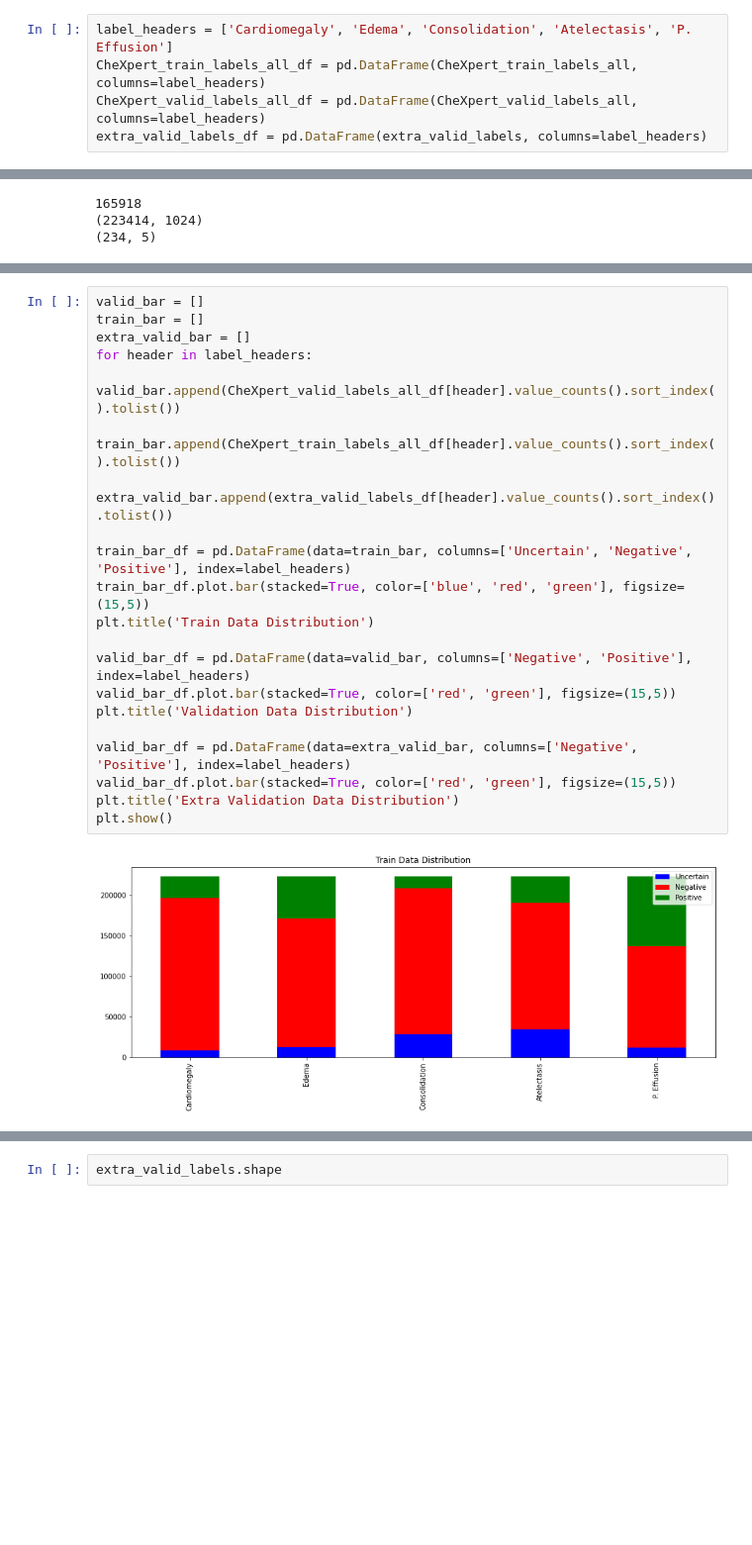
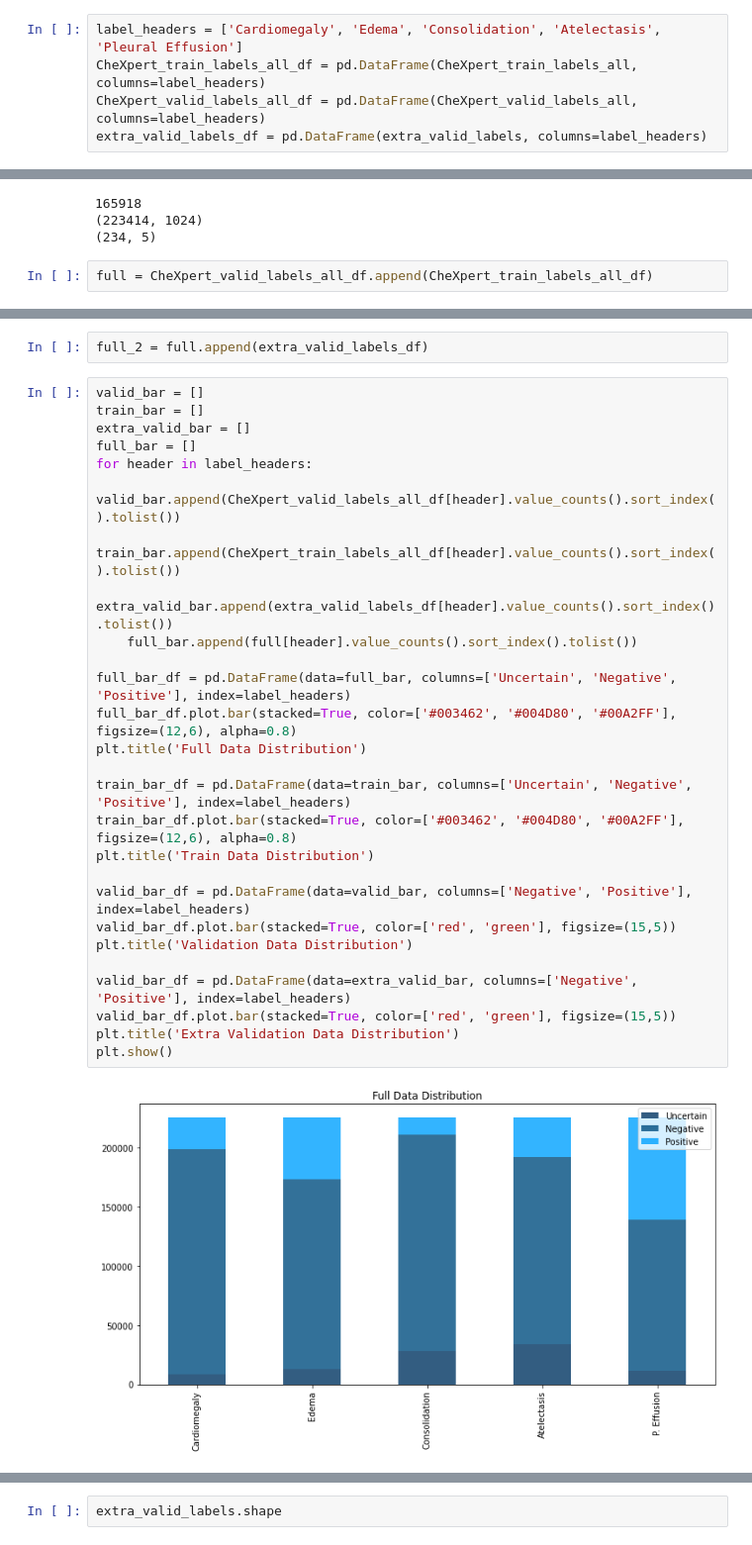
Before and after one commit to mhermon/chexpert, a Jupyter notebook: explore-chexpert.ipynb, the cells around one changed output, grey strips where cells are left out. Shown at 99% size. Cells and saved outputs as stored; diff of their text form; blank space fills up the shorter version.

```diff
--- a/explore-chexpert.ipynb
+++ b/explore-chexpert.ipynb
@@ -20,7 +20,7 @@ extra_valid_hidden_features = np.load(os.path.join(DATA_DIR,'extra_valid_hidden_
 extra_valid_labels = np.load(os.path.join(DATA_DIR,'extra_valid_labels.npy'))
 extra_valid_images = glob(os.path.join(DATA_DIR, 'extraValid', '*'))
 # %%
-label_headers = ['Cardiomegaly', 'Edema', 'Consolidation', 'Atelectasis', 'P. Effusion']
+label_headers = ['Cardiomegaly', 'Edema', 'Consolidation', 'Atelectasis',  'Pleural Effusion']
 CheXpert_train_labels_all_df = pd.DataFrame(CheXpert_train_labels_all, columns=label_headers)
 CheXpert_valid_labels_all_df = pd.DataFrame(CheXpert_valid_labels_all, columns=label_headers)
 extra_valid_labels_df = pd.DataFrame(extra_valid_labels, columns=label_headers)
@@ -33,3 +33,5 @@ print(CheXpert_valid_labels_all.shape)
 165918
 (223414, 1024)
 (234, 5)
+# %%
+full = CheXpert_valid_labels_all_df.append(CheXpert_train_labels_all_df)
@@ -36,23 +107,31 @@ print(CheXpert_valid_labels_all.shape)
+# %%
+full_2 = full.append(extra_valid_labels_df)
 # %%
 valid_bar = []
 train_bar = []
 extra_valid_bar = []
+full_bar = []
 for header in label_headers:
     valid_bar.append(CheXpert_valid_labels_all_df[header].value_counts().sort_index().tolist())
     train_bar.append(CheXpert_train_labels_all_df[header].value_counts().sort_index().tolist())
     extra_valid_bar.append(extra_valid_labels_df[header].value_counts().sort_index().tolist())
+    full_bar.append(full[header].value_counts().sort_index().tolist())
+
+full_bar_df = pd.DataFrame(data=full_bar, columns=['Uncertain', 'Negative', 'Positive'], index=label_headers)
+full_bar_df.plot.bar(stacked=True, color=['#003462', '#004D80', '#00A2FF'], figsize=(12,6), alpha=0.8)
+plt.title('Full Data Distribution')
 
 train_bar_df = pd.DataFrame(data=train_bar, columns=['Uncertain', 'Negative', 'Positive'], index=label_headers)
-train_bar_df.plot.bar(stacked=True, color=['blue', 'red', 'green'], figsize=(15,5))
+train_bar_df.plot.bar(stacked=True, color=['#003462', '#004D80', '#00A2FF'], figsize=(12,6), alpha=0.8)
 plt.title('Train Data Distribution')
 
 valid_bar_df = pd.DataFrame(data=valid_bar, columns=['Negative', 'Positive'], index=label_headers)
 valid_bar_df.plot.bar(stacked=True, color=['red', 'green'], figsize=(15,5))
 plt.title('Validation Data Distribution')
 
 valid_bar_df = pd.DataFrame(data=extra_valid_bar, columns=['Negative', 'Positive'], index=label_headers)
 valid_bar_df.plot.bar(stacked=True, color=['red', 'green'], figsize=(15,5))
 plt.title('Extra Validation Data Distribution')
 plt.show()
 # %% [output]
-[figure, old version]
+[figure, new version]
```
Also changed, not shown: parts of 15 cells of this notebook, 11 other files.
